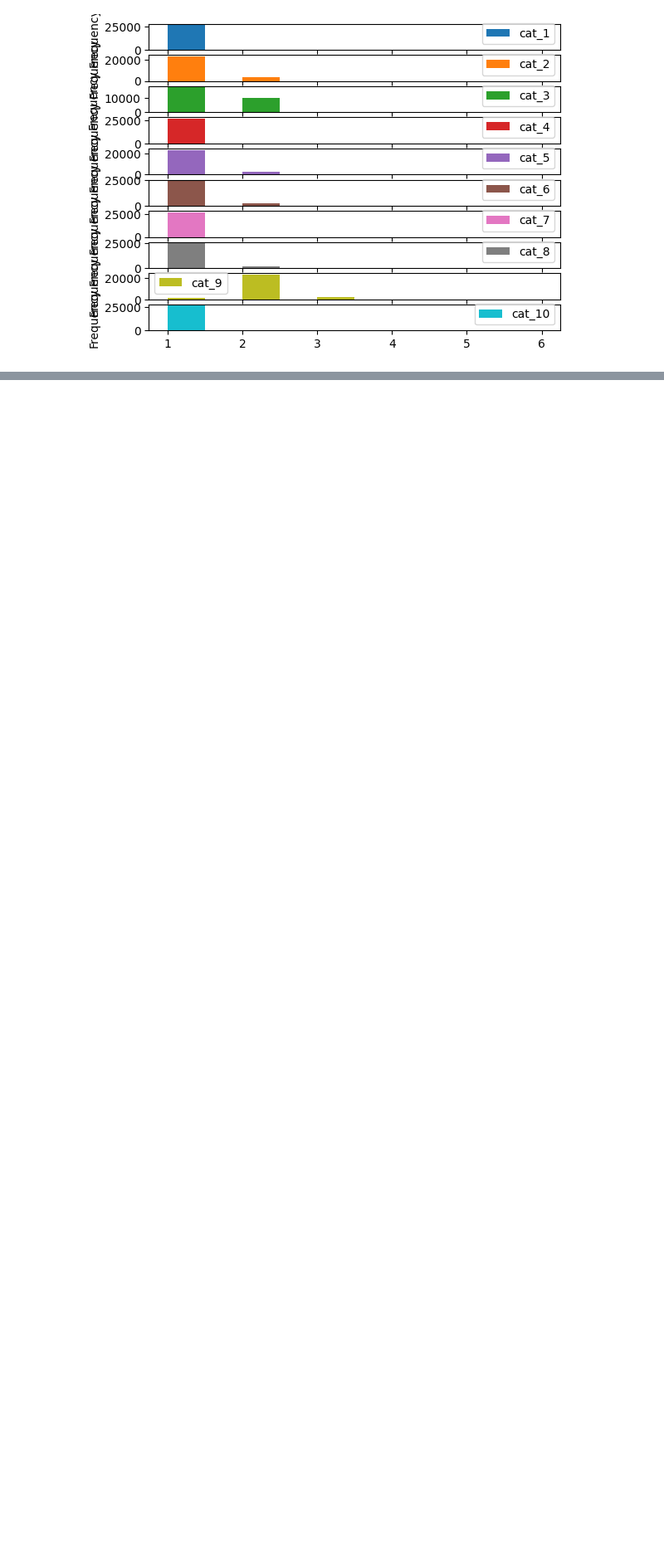
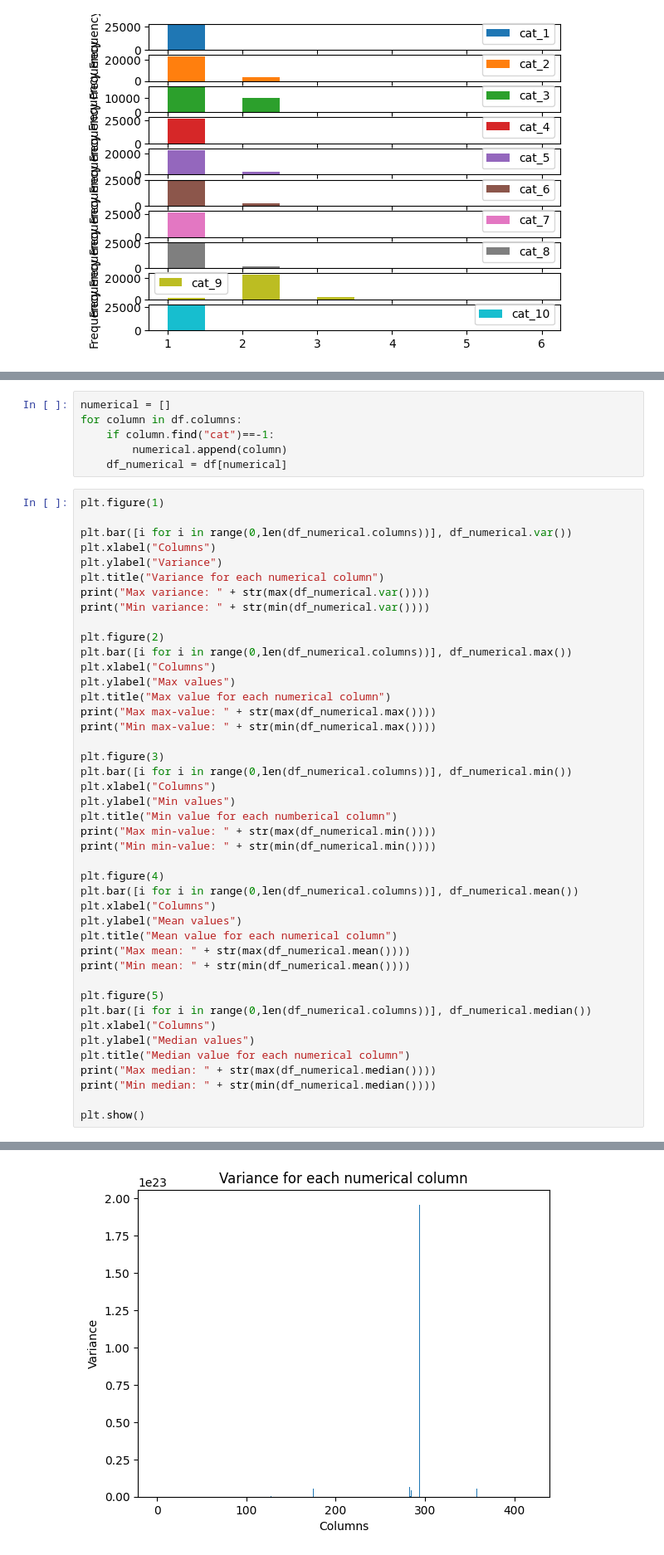
Before and after one commit to TimofiyJ/DS_PB, a Jupyter notebook: main.ipynb, the cells around one changed output, grey strips where cells are left out. Shown at 83% size. Drawn from its saved outputs; the diff is of its cells as text; blank space fills up the shorter version.

```diff
--- a/main.ipynb
+++ b/main.ipynb
@@ -242,0 +245,50 @@ array([<Axes: ylabel='Frequency'>, <Axes: ylabel='Frequency'>,
+# %%
+numerical = []
+for column in df.columns:
+    if column.find("cat")==-1:
+        numerical.append(column)
+    df_numerical = df[numerical]
+# %%
+plt.figure(1)
+
+plt.bar([i for i in range(0,len(df_numerical.columns))], df_numerical.var())
+plt.xlabel("Columns")
+plt.ylabel("Variance")
+plt.title("Variance for each numerical column")
+print("Max variance: " + str(max(df_numerical.var())))
+print("Min variance: " + str(min(df_numerical.var())))
+
+plt.figure(2)
+plt.bar([i for i in range(0,len(df_numerical.columns))], df_numerical.max())
+plt.xlabel("Columns")
+plt.ylabel("Max values")
+plt.title("Max value for each numerical column")
+print("Max max-value: " + str(max(df_numerical.max())))
+print("Min max-value: " + str(min(df_numerical.max())))
+
+plt.figure(3)
+plt.bar([i for i in range(0,len(df_numerical.columns))], df_numerical.min())
+plt.xlabel("Columns")
+plt.ylabel("Min values")
+plt.title("Min value for each numberical column")
+print("Max min-value: " + str(max(df_numerical.min())))
+print("Min min-value: " + str(min(df_numerical.min())))
+
+plt.figure(4)
+plt.bar([i for i in range(0,len(df_numerical.columns))], df_numerical.mean())
+plt.xlabel("Columns")
+plt.ylabel("Mean values")
+plt.title("Mean value for each numerical column")
+print("Max mean: " + str(max(df_numerical.mean())))
+print("Min mean: " + str(min(df_numerical.mean())))
+
+plt.figure(5)
+plt.bar([i for i in range(0,len(df_numerical.columns))], df_numerical.median())
+plt.xlabel("Columns")
+plt.ylabel("Median values")
+plt.title("Median value for each numerical column")
+print("Max median: " + str(max(df_numerical.median())))
+print("Min median: " + str(min(df_numerical.median())))
+
+plt.show()
+# %% [output]
@@ -242,0 +305 @@ array([<Axes: ylabel='Frequency'>, <Axes: ylabel='Frequency'>,
+[figure, added]
```
Also changed, not shown: parts of 12 cells of this notebook.
